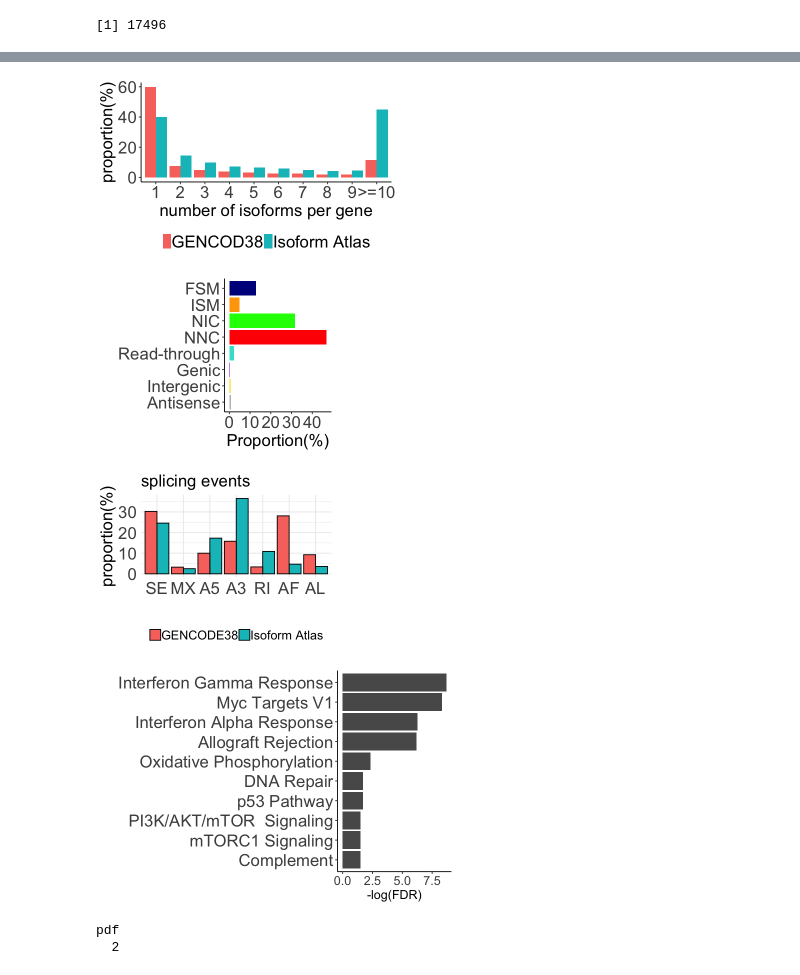
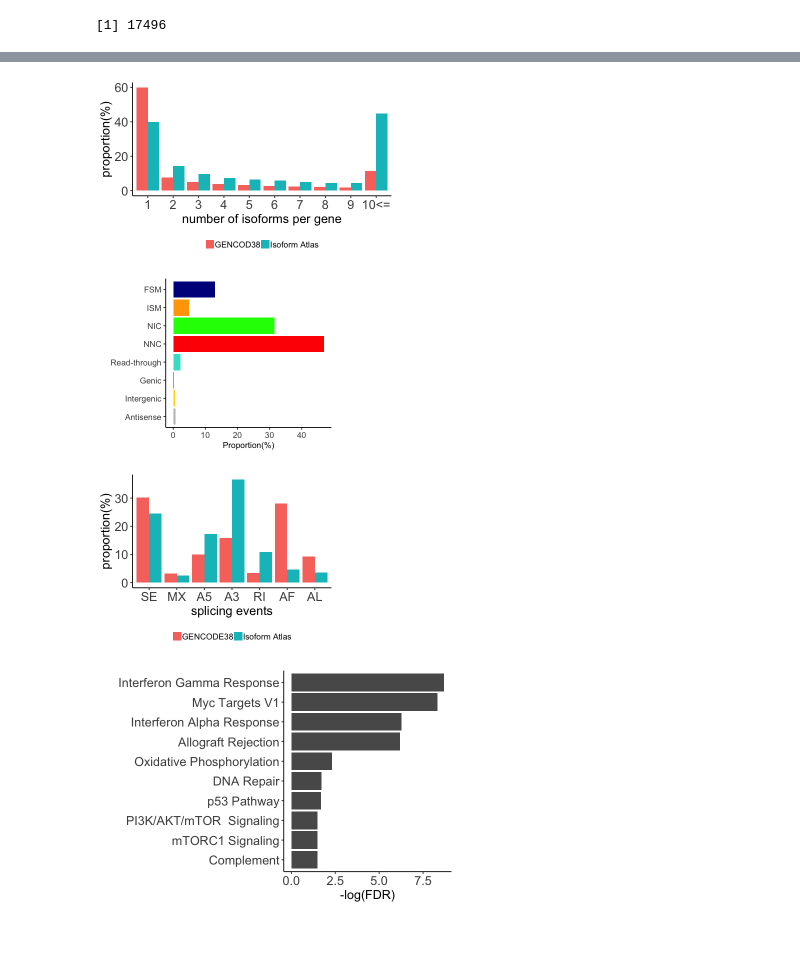
Before and after one commit to juninamo/TRAILS, a Jupyter notebook: Figures/Figure1.ipynb, the cells around one changed output, grey strips where cells are left out. Cells and saved outputs as stored; diff of their text form; code cells hidden in the pictures; blank space fills up the shorter version.

```diff
--- a/Figures/Figure1.ipynb
+++ b/Figures/Figure1.ipynb
@@ -171,8 +170,8 @@ fig1d = rbind(out %>%
         dplyr::group_by(count) %>%
         dplyr::summarise(isoform_count = dplyr::n()) %>%
         as.data.frame() %>%
-        dplyr::mutate(count = ifelse(count>=10, ">=10", count),
-                     count = factor(count,levels = c("1","2","3","4","5","6","7","8","9",">=10"))) %>%
+        dplyr::mutate(count = ifelse(count>=10, "10<=", count),
+                     count = factor(count,levels = c("1","2","3","4","5","6","7","8","9","10<="))) %>%
         dplyr::group_by(count) %>%
         dplyr::mutate(isoform_count = sum(isoform_count),
                       proportion = 100*isoform_count/length(unique(out[out$gene_biotype == "protein_coding", ]$associated_gene)),
@@ -188,8 +187,8 @@ fig1d = rbind(out %>%
         dplyr::group_by(count) %>%
         dplyr::summarise(isoform_count = dplyr::n()) %>%
         as.data.frame() %>%
-        dplyr::mutate(count = ifelse(count>=10, ">=10", count),
-                     count = factor(count,levels = c("1","2","3","4","5","6","7","8","9",">=10"))) %>%
+        dplyr::mutate(count = ifelse(count>=10, "10<=", count),
+                     count = factor(count,levels = c("1","2","3","4","5","6","7","8","9","10<="))) %>%
         dplyr::group_by(count) %>%
         dplyr::mutate(isoform_count = sum(isoform_count),
                       proportion = 100*isoform_count/length(unique(gencode %>%
@@ -207,17 +206,17 @@ fig1d = rbind(out %>%
         strip.text.y=element_text(size=20, color="black", face="bold"),
         legend.position = "bottom",
         plot.title = element_text(size=20),
-        axis.title.x = element_text(size=20),
-        axis.title.y = element_text(size =20),
-        axis.text.y = element_text(size = 20),
-        axis.text.x = element_text(size = 20),
-        legend.text =  element_text(size = 20),
+        axis.title.x = element_text(size=15),
+        axis.title.y = element_text(size =15),
+        axis.text.y = element_text(size = 15),
+        axis.text.x = element_text(size = 15),
+        legend.text =  element_text(size = 10),
         legend.key.size = grid::unit(0.8, "lines"),
         legend.title = element_text(size = 0, hjust = 0))
 
 fig1d
 # %% [output]
-[figure, old version]
+[figure, new version]
 # %%
 options(repr.plot.width=4, repr.plot.height=3)
 
@@ -252,10 +251,10 @@ fig1e = out %>%
         strip.text.y=element_text(size=20, color="black", face="bold"),
         legend.position = "none",
         plot.title = element_text(size=20),
-        axis.title.x = element_text(size=20),
-        axis.title.y = element_text(size =20),
-        axis.text.y = element_text(size = 20),
-        axis.text.x = element_text(size = 20),
+        axis.title.x = element_text(size=10),
+        axis.title.y = element_text(size =10),
+        axis.text.y = element_text(size = 10),
+        axis.text.x = element_text(size = 10),
         legend.text =  element_text(size = 10),
         legend.key.size = grid::unit(0.8, "lines"),
         legend.title = element_text(size = 0, hjust = 0))
@@ -263,7 +262,7 @@ fig1e = out %>%
 
 fig1e
 # %% [output]
-[figure, old version]
+[figure, new version]
 # %%
 options(repr.plot.width=4, repr.plot.height=3)
 
@@ -279,44 +278,44 @@ fig1f = rbind(
     dplyr::filter(event_id!="") %>%
     dplyr::mutate(proportion = 100*count/sum(count),
                   group = "Isoform Atlas",
                   event_id = factor(event_id, levels = c("SE","MX","A5","A3","RI","AF","AL"))),
   gen_suppa %>%
     tidyr::separate_rows(.,alternative_transcripts, sep = ",", convert = TRUE) %>%
     dplyr::mutate(event_id = stringr::str_split(event_id,pattern=";",simplify=TRUE) %>% .[,2] %>% stringr::str_split(.,pattern=":",simplify=TRUE) %>% .[,1]) %>%
     dplyr::select(c(event_id,alternative_transcripts)) %>%
     dplyr::group_by(event_id) %>%
     dplyr::summarise(count = n()) %>%
     dplyr::filter(event_id!="") %>%
     dplyr::mutate(proportion = 100*count/sum(count),
                   group = "GENCODE38",
                   event_id = factor(event_id, levels = c("SE","MX","A5","A3","RI","AF","AL")))
 ) %>%
   # dplyr::group_by(event_id) %>%
   # dplyr::mutate(diff = max(proportion)-min(proportion)) %>%
   # as.data.frame() %>%
   # dplyr::arrange(-diff) %>%
   # dplyr::mutate(event_id = factor(event_id,levels=unique(event_id))) %>%
   ggplot(data=., aes(x=event_id, y=proportion, fill=group)) +
-  geom_bar(stat="identity", color="black", position=position_dodge())+
-  theme_minimal() +
-  ggtitle ("splicing events") +
+  geom_bar(stat="identity", position=position_dodge())+
+  theme_classic() +
+  # ggtitle ("") +
   ylab("proportion(%)") +
-  xlab("") +
+  xlab("splicing events") +
   theme(strip.text.x=element_text(size=20, color="black", face="bold"),
         strip.text.y=element_text(size=20, color="black", face="bold"),
         legend.position = "bottom",
         plot.title = element_text(size=20),
-        axis.title.x = element_text(size=20),
-        axis.title.y = element_text(size =20),
-        axis.text.y = element_text(size = 20),
-        axis.text.x = element_text(size = 20),
-        legend.text =  element_text(size = 15),
-        legend.key.size = grid::unit(1, "lines"),
+        axis.title.x = element_text(size=15),
+        axis.title.y = element_text(size =15),
+        axis.text.y = element_text(size = 15),
+        axis.text.x = element_text(size = 15),
+        legend.text =  element_text(size = 10),
+        legend.key.size = grid::unit(0.8, "lines"),
         legend.title = element_text(size = 0, hjust = 0))
 
 fig1f
 # %% [output]
-[figure, old version]
+[figure, new version]
 # %%
 options(repr.plot.width=6, repr.plot.height=4)
 
@@ -338,19 +337,12 @@ fig1g = AS_susceptibility_pathway %>%
         plot.title = element_text(size=20),
         axis.title.x = element_text(size=15),
         axis.title.y = element_text(size =20),
-        axis.text.y = element_text(size = 20),
+        axis.text.y = element_text(size = 15),
         axis.text.x = element_text(size = 15),
-        legend.text =  element_text(size = 20),
+        legend.text =  element_text(size = 10),
         legend.key.size = grid::unit(0.8, "lines"),
-        legend.title = element_text(size = 20, hjust = 0))
+        legend.title = element_text(size = 0, hjust = 0))
 
 fig1g
 # %% [output]
-[figure, old version]
+[figure, new version]
-# %%
-pdf("./Figure1.pdf", width=10, height=10)
-ggpubr::ggarrange(fig1b,fig1c,fig1d,fig1e,fig1f,fig1g,ncol = 2,nrow=3,labels = LETTERS)
-dev.off()
-# %% [output]
-pdf
-  2
```
Also changed, not shown: parts of 5 cells of this notebook, 52 other files.
